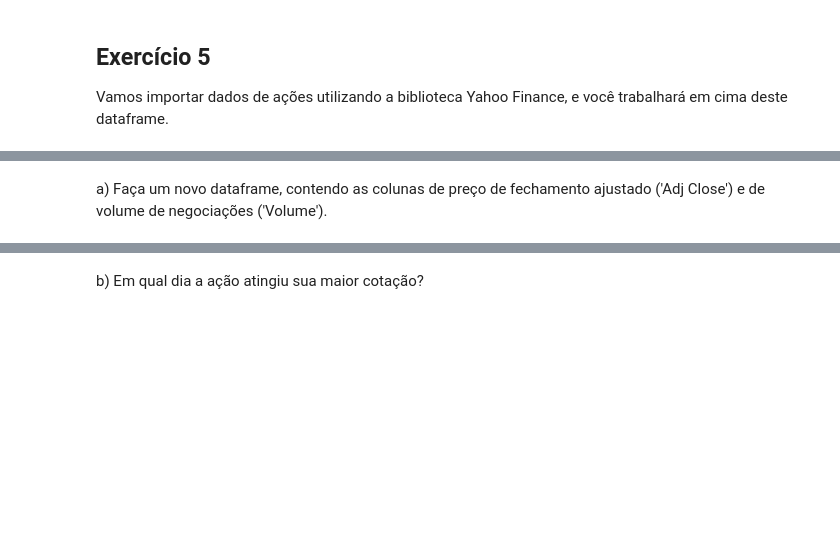
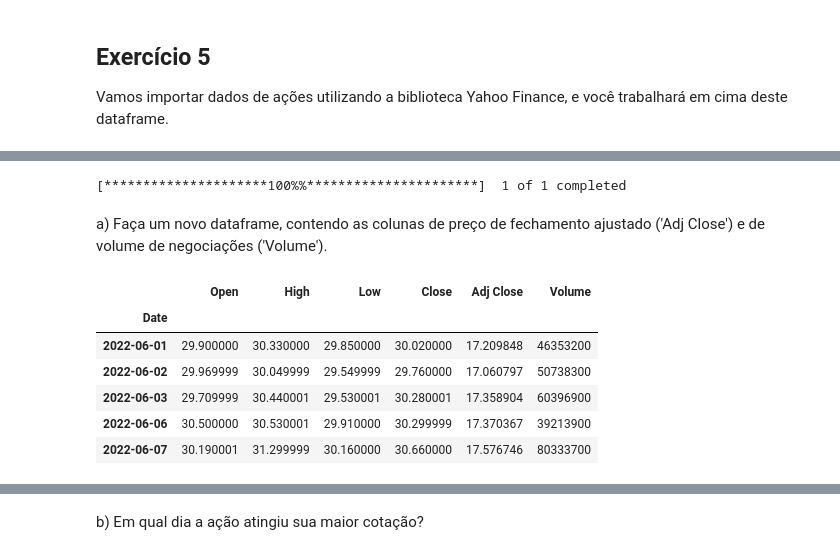
Before and after one commit to LuisOTSG/curso-feadev-python, a Jupyter notebook: Listas/lista6-respostas.ipynb, the cells around one changed output, grey strips where cells are left out. Cells and saved outputs as stored; diff of their text form; code cells hidden in the pictures; blank space fills up the shorter version.

```diff
--- a/Listas/lista6-respostas.ipynb
+++ b/Listas/lista6-respostas.ipynb
@@ -88,12 +209,23 @@ Vamos importar dados de ações utilizando a biblioteca Yahoo Finance, e você t
 import yfinance as yf
 
 
-ticker_symbol = ["BBAS3.SA"]  # Substitua pela ação de sua escolha, se quiser
-start_date = "2020-06-01"
-end_date = "2023-06-01"
+ticker_symbol = ["PETR4.SA"]  # Substitua pela ação de sua escolha, se quiser
+start_date = "2022-06-01"
+end_date = "2023-10-01"
 #dataframe:
 data = yf.download(ticker_symbol, start=start_date, end=end_date)
+# %% [output]
+[*********************100%%**********************]  1 of 1 completed
 # %% [markdown]
 a) Faça um novo dataframe, contendo as colunas de preço de fechamento ajustado ('Adj Close') e de volume de negociações ('Volume').
 # %%
 ## SEU CÓDIGO COMEÇA AQUI ##
+data.head()
+# %% [output]
+|  | Open | High | Low | Close | Adj Close | Volume |
+| Date |  |  |  |  |  |  |
+| 2022-06-01 | 29.900000 | 30.330000 | 29.850000 | 30.020000 | 17.209848 | 46353200 |
+| 2022-06-02 | 29.969999 | 30.049999 | 29.549999 | 29.760000 | 17.060797 | 50738300 |
+| 2022-06-03 | 29.709999 | 30.440001 | 29.530001 | 30.280001 | 17.358904 | 60396900 |
+| 2022-06-06 | 30.500000 | 30.530001 | 29.910000 | 30.299999 | 17.370367 | 39213900 |
+| 2022-06-07 | 30.190001 | 31.299999 | 30.160000 | 30.660000 | 17.576746 | 80333700 |
```
Also changed, not shown: parts of 18 cells of this notebook, 1 other file.
